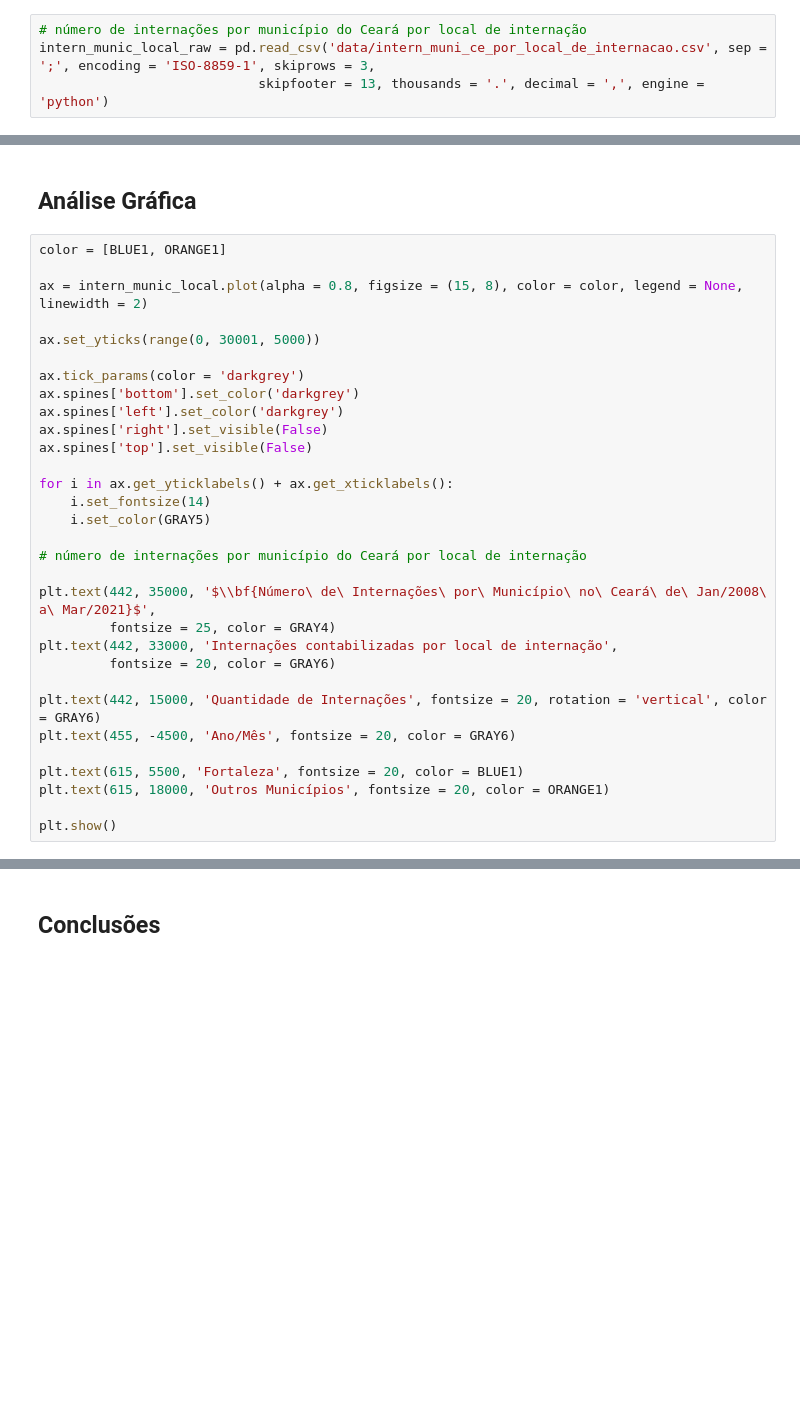
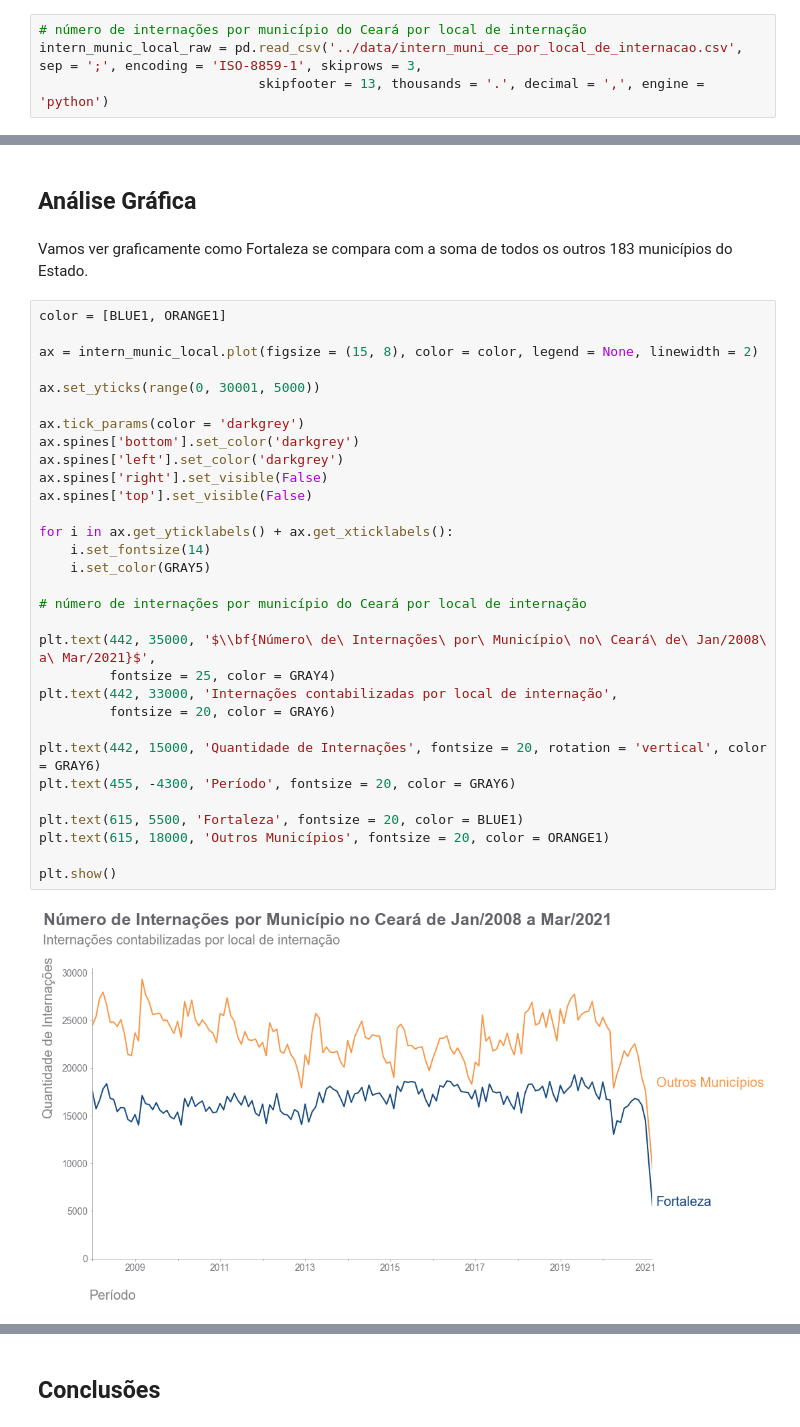
Before and after one commit to diascarolina/healthcare-analysis, a Jupyter notebook: notebooks/projeto-modulo1.ipynb, the cells around one changed output, grey strips where cells are left out. Drawn from its saved outputs; the diff is of its cells as text; blank space fills up the shorter version.

```diff
--- a/notebooks/projeto-modulo1.ipynb
+++ b/notebooks/projeto-modulo1.ipynb
@@ -502,5 +514,5 @@ Faremos uma breve comparação desses dois casos para vermos se existe mesmo uma
 ## Importação e Limpeza dos Dados
 # %%
 # número de internações por município do Ceará por local de internação
-intern_munic_local_raw = pd.read_csv('data/intern_muni_ce_por_local_de_internacao.csv', sep = ';', encoding = 'ISO-8859-1', skiprows = 3,
+intern_munic_local_raw = pd.read_csv('../data/intern_muni_ce_por_local_de_internacao.csv', sep = ';', encoding = 'ISO-8859-1', skiprows = 3,
                             skipfooter = 13, thousands = '.', decimal = ',', engine = 'python')
@@ -573,34 +642,38 @@ intern_munic_local
 Agora temos um dataframe com apenas duas colunas, uma correspondendo à Fortaleza e outra correnspondendo à soma de todos os outros municípios.
 # %% [markdown]
 ## Análise Gráfica
+# %% [markdown]
+Vamos ver graficamente como Fortaleza se compara com a soma de todos os outros 183 municípios do Estado.
 # %%
 color = [BLUE1, ORANGE1]
 
-ax = intern_munic_local.plot(alpha = 0.8, figsize = (15, 8), color = color, legend = None, linewidth = 2)
+ax = intern_munic_local.plot(figsize = (15, 8), color = color, legend = None, linewidth = 2)
 
 ax.set_yticks(range(0, 30001, 5000))
 
 ax.tick_params(color = 'darkgrey')
 ax.spines['bottom'].set_color('darkgrey')
 ax.spines['left'].set_color('darkgrey')
 ax.spines['right'].set_visible(False)
 ax.spines['top'].set_visible(False)
 
 for i in ax.get_yticklabels() + ax.get_xticklabels():
     i.set_fontsize(14)
     i.set_color(GRAY5)
 
 # número de internações por município do Ceará por local de internação
 
 plt.text(442, 35000, '$\\bf{Número\ de\ Internações\ por\ Município\ no\ Ceará\ de\ Jan/2008\ a\ Mar/2021}$',
          fontsize = 25, color = GRAY4)
 plt.text(442, 33000, 'Internações contabilizadas por local de internação',
          fontsize = 20, color = GRAY6)
 
 plt.text(442, 15000, 'Quantidade de Internações', fontsize = 20, rotation = 'vertical', color = GRAY6)
-plt.text(455, -4500, 'Ano/Mês', fontsize = 20, color = GRAY6)
+plt.text(455, -4300, 'Período', fontsize = 20, color = GRAY6)
 
 plt.text(615, 5500, 'Fortaleza', fontsize = 20, color = BLUE1)
 plt.text(615, 18000, 'Outros Municípios', fontsize = 20, color = ORANGE1)
 
 plt.show()
+# %% [output]
+[figure, added]
```
Also changed, not shown: parts of 179 cells of this notebook, 3 other files.
